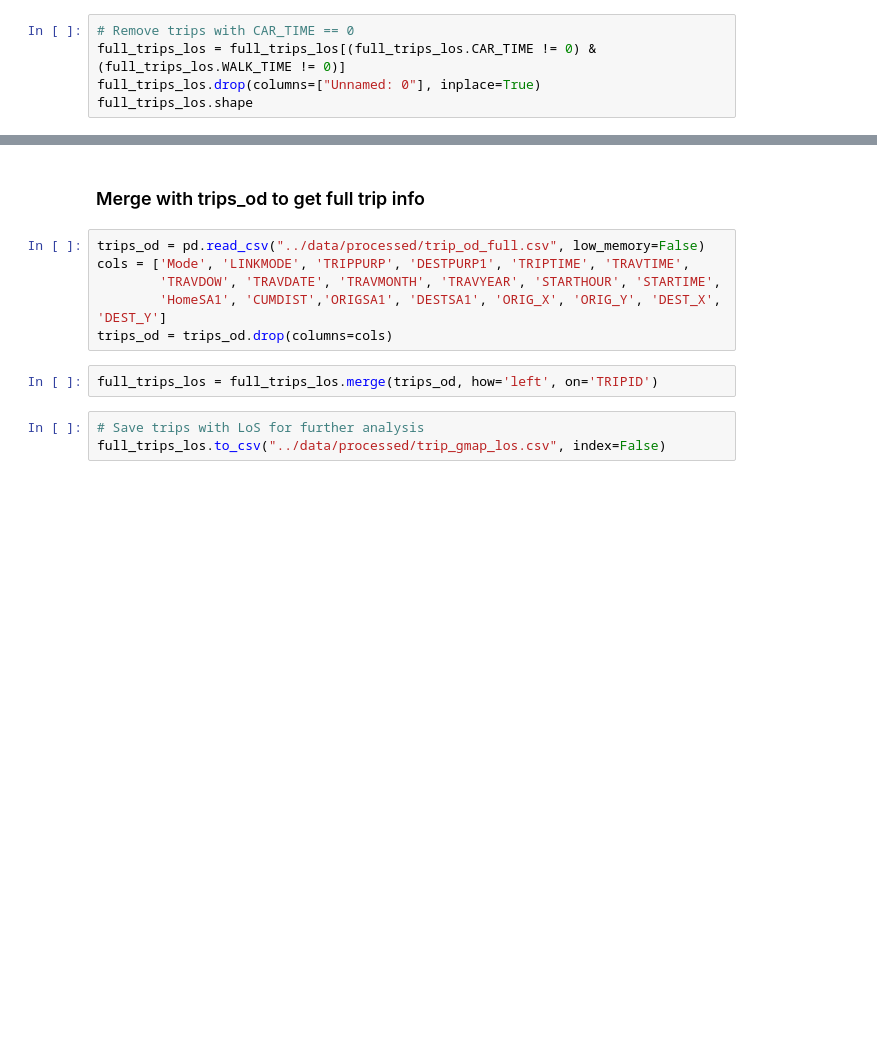
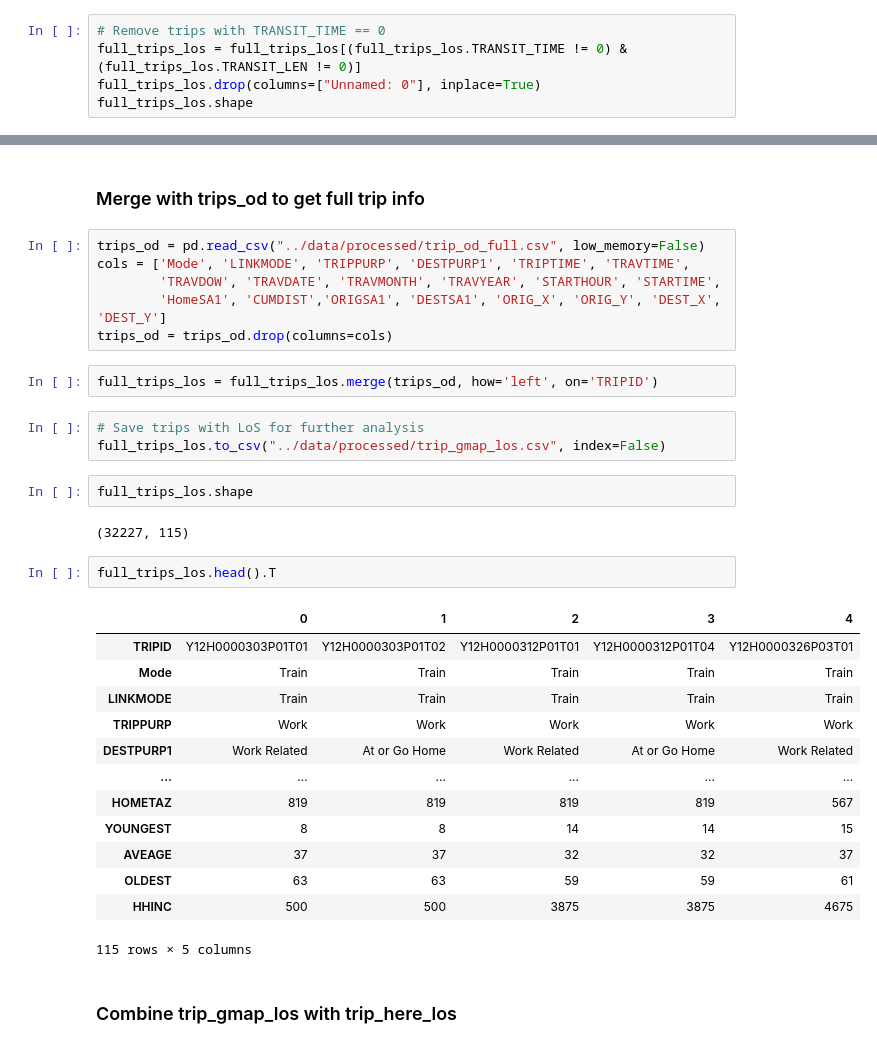
Before and after one commit to danhphan/melbourne-mode-choice, a Jupyter notebook: notebooks/07_gmap_los_collection.ipynb, the cells around one changed output, grey strips where cells are left out. Drawn from its saved outputs; the diff is of its cells as text; blank space fills up the shorter version.

Commit message:
combine gmap los with here los trips

```diff
--- a/notebooks/07_gmap_los_collection.ipynb
+++ b/notebooks/07_gmap_los_collection.ipynb
@@ -256,6 +286,6 @@ full_trips_los.shape
 # %%
-# Remove trips with CAR_TIME == 0
-full_trips_los = full_trips_los[(full_trips_los.CAR_TIME != 0) & (full_trips_los.WALK_TIME != 0)]
+# Remove trips with TRANSIT_TIME == 0
+full_trips_los = full_trips_los[(full_trips_los.TRANSIT_TIME != 0) & (full_trips_los.TRANSIT_LEN != 0)]
 full_trips_los.drop(columns=["Unnamed: 0"], inplace=True)
 full_trips_los.shape
 # %% [output]
@@ -291,3 +321,25 @@ full_trips_los = full_trips_los.merge(trips_od, how='left', on='TRIPID')
 # %%
 # Save trips with LoS for further analysis
 full_trips_los.to_csv("../data/processed/trip_gmap_los.csv", index=False)
+# %%
+full_trips_los.shape
+# %% [output]
+(32227, 115)
+# %%
+full_trips_los.head().T
+# %% [output]
+|  | 0 | 1 | 2 | 3 | 4 |
+| TRIPID | Y12H0000303P01T01 | Y12H0000303P01T02 | Y12H0000312P01T01 | Y12H0000312P01T04 | Y12H0000326P03T01 |
+| Mode | Train | Train | Train | Train | Train |
+| LINKMODE | Train | Train | Train | Train | Train |
+| TRIPPURP | Work | Work | Work | Work | Work |
+| DESTPURP1 | Work Related | At or Go Home | Work Related | At or Go Home | Work Related |
+| ... | ... | ... | ... | ... | ... |
+| HOMETAZ | 819 | 819 | 819 | 819 | 567 |
+| YOUNGEST | 8 | 8 | 14 | 14 | 15 |
+| AVEAGE | 37 | 37 | 32 | 32 | 37 |
+| OLDEST | 63 | 63 | 59 | 59 | 61 |
+| HHINC | 500 | 500 | 3875 | 3875 | 4675 |
+115 rows × 5 columns
+# %% [markdown]
+### Combine trip_gmap_los with trip_here_los
```
Also changed, not shown: parts of 14 cells of this notebook.
